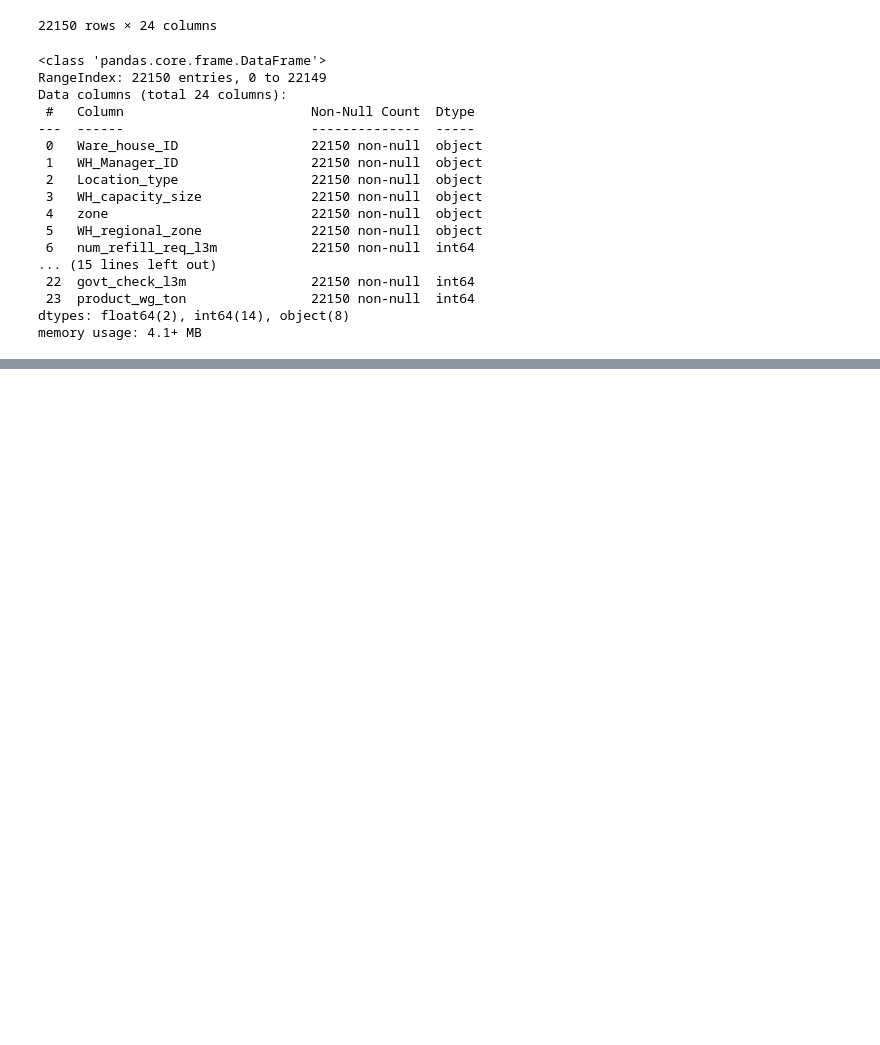
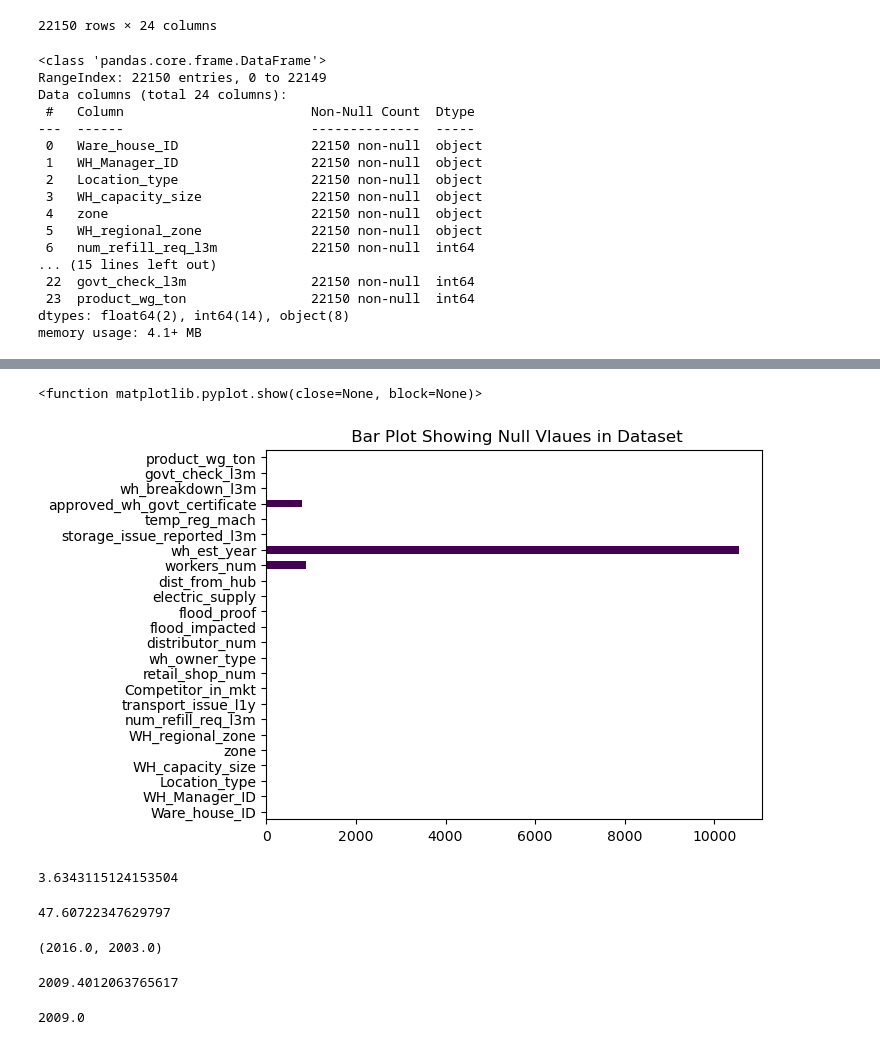
Before and after one commit to harshthorve284/SUPPLYCHAIN, a Jupyter notebook: model.ipynb, the cells around one changed output, grey strips where cells are left out. Saved outputs shown, nothing was run; the diff lists cells and outputs as text; code cells hidden in the pictures; blank space fills up the shorter version.

```diff
--- a/model.ipynb
+++ b/model.ipynb
@@ -51,0 +67,29 @@ memory usage: 4.1+ MB
+# %%
+# checking the null values in datatset
+df.isnull().sum().plot(kind='barh',cmap= 'viridis')
+plt.title(' Bar Plot Showing Null Vlaues in Dataset')
+plt.show
+# %% [output]
+<function matplotlib.pyplot.show(close=None, block=None)>
+[figure, added]
+# %%
+#ccalculate  missing value percentage :
+(df['approved_wh_govt_certificate'].isnull().sum() / len(df['approved_wh_govt_certificate']))*100
+# %% [output]
+3.6343115124153504
+# %%
+(df['wh_est_year'].isnull().sum()/ len (df['wh_est_year']))*100
+# %% [output]
+47.60722347629797
+# %%
+df['wh_est_year'].quantile (0.75),df['wh_est_year'].quantile (0.25)
+# %% [output]
+(2016.0, 2003.0)
+# %%
+df['wh_est_year'].mean()
+# %% [output]
+2009.4012063765617
+# %%
+df['wh_est_year'].median()
+# %% [output]
+2009.0
```
Also changed, not shown: parts of 6 cells of this notebook.
